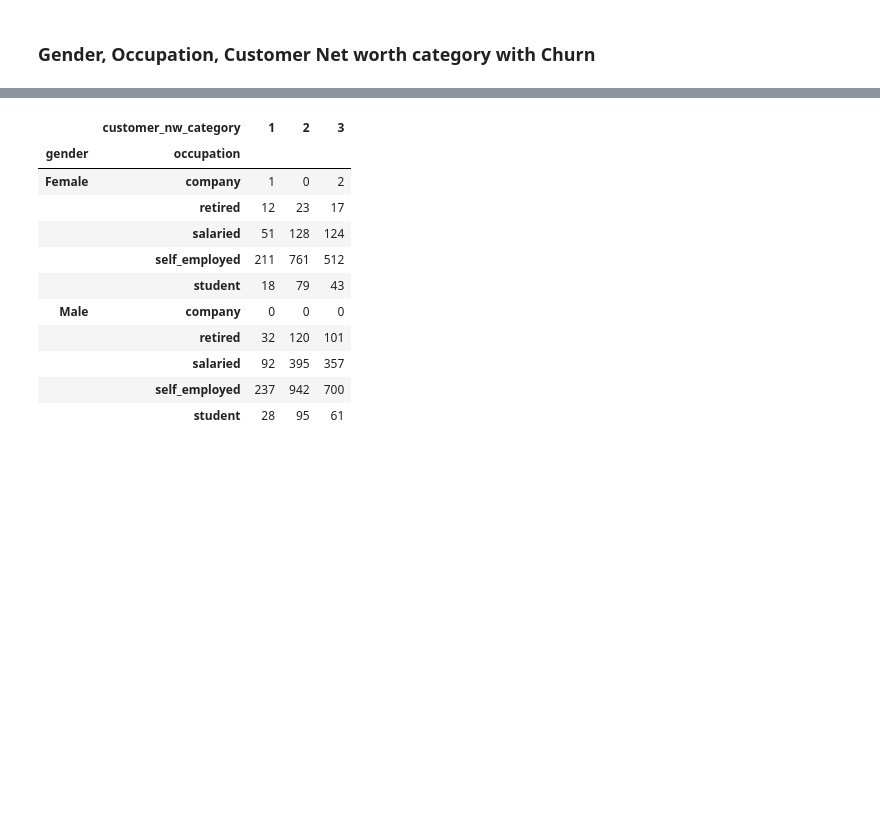
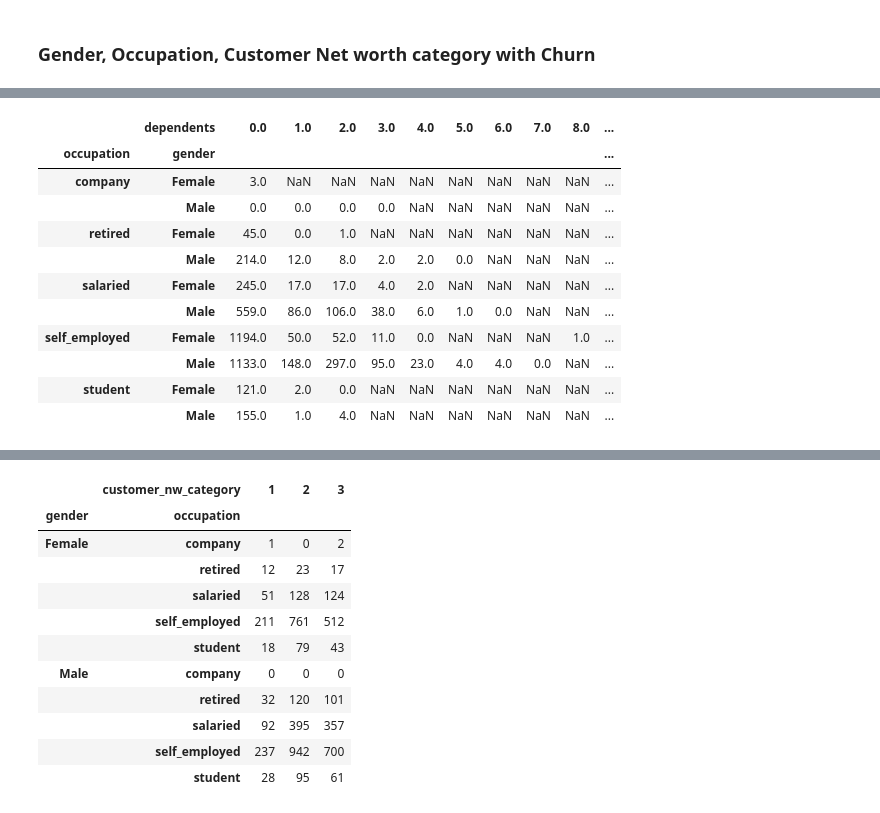
Before and after one commit to JapiKredi/EDA_extensive_library, a Jupyter notebook: Pandas_Multi_Variate_analysis.ipynb, the cells around one changed output, grey strips where cells are left out. Drawn from its saved outputs; the diff is of its cells as text; code cells hidden in the pictures; blank space fills up the shorter version.

```diff
--- a/Pandas_Multi_Variate_analysis.ipynb
+++ b/Pandas_Multi_Variate_analysis.ipynb
@@ -34,0 +50,15 @@ First, Let's use Gender, Occupation and Customer Net worth category and derive i
+# %%
+data.pivot_table('churn',['occupation', 'gender'],'dependents',aggfunc='sum')
+# %% [output]
+|  | dependents | 0.0 | 1.0 | 2.0 | 3.0 | 4.0 | 5.0 | 6.0 | 7.0 | 8.0 | ... |
+| occupation | gender |  |  |  |  |  |  |  |  |  | ... |
+| company | Female | 3.0 | NaN | NaN | NaN | NaN | NaN | NaN | NaN | NaN | ... |
+|  | Male | 0.0 | 0.0 | 0.0 | 0.0 | NaN | NaN | NaN | NaN | NaN | ... |
+| retired | Female | 45.0 | 0.0 | 1.0 | NaN | NaN | NaN | NaN | NaN | NaN | ... |
+|  | Male | 214.0 | 12.0 | 8.0 | 2.0 | 2.0 | 0.0 | NaN | NaN | NaN | ... |
+| salaried | Female | 245.0 | 17.0 | 17.0 | 4.0 | 2.0 | NaN | NaN | NaN | NaN | ... |
+|  | Male | 559.0 | 86.0 | 106.0 | 38.0 | 6.0 | 1.0 | 0.0 | NaN | NaN | ... |
+| self_employed | Female | 1194.0 | 50.0 | 52.0 | 11.0 | 0.0 | NaN | NaN | NaN | 1.0 | ... |
+|  | Male | 1133.0 | 148.0 | 297.0 | 95.0 | 23.0 | 4.0 | 4.0 | 0.0 | NaN | ... |
+| student | Female | 121.0 | 2.0 | 0.0 | NaN | NaN | NaN | NaN | NaN | NaN | ... |
+|  | Male | 155.0 | 1.0 | 4.0 | NaN | NaN | NaN | NaN | NaN | NaN | ... |
```
Also changed, not shown: parts of 8 cells of this notebook.
